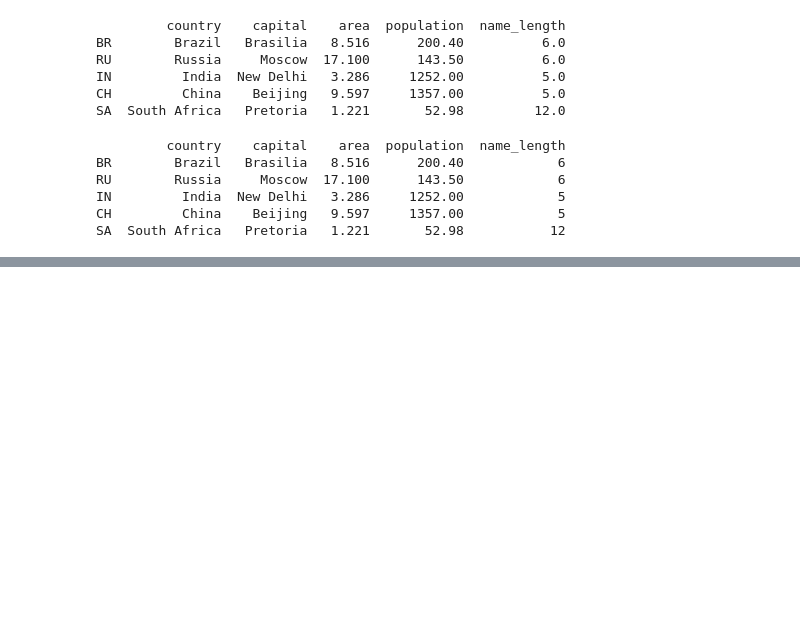
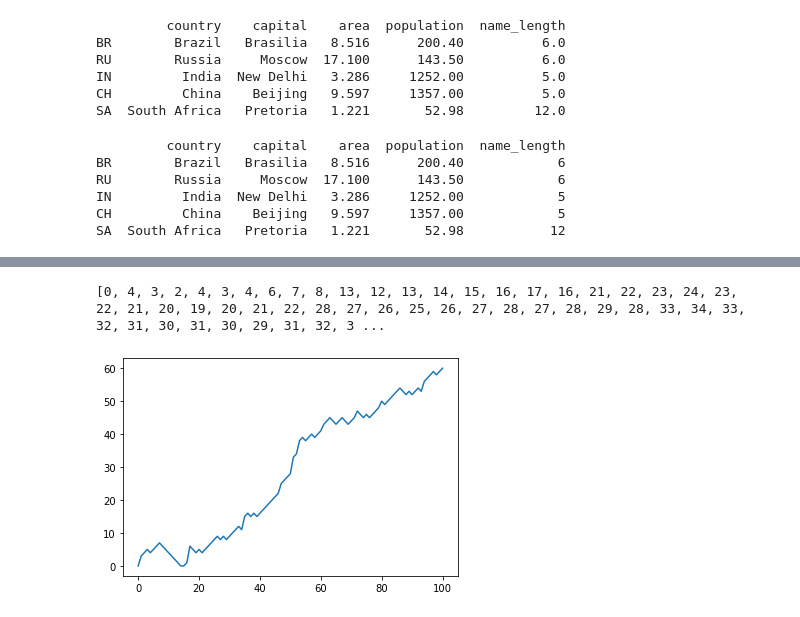
Before and after one commit to Abito21/DataScience-Python-DataCamp, a Jupyter notebook: Intermediate-2-Python.ipynb, the cells around one changed output, grey strips where cells are left out. Drawn from its saved outputs; the diff is of its cells as text; code cells hidden in the pictures; blank space fills up the shorter version.

```diff
--- a/Intermediate-2-Python.ipynb
+++ b/Intermediate-2-Python.ipynb
@@ -363,0 +461,11 @@ import pandas as pd
+# %%
+# heads or Tails: Random Walk
+import numpy as np
+
+np.random.seed(123)
+tails = [0]
+for x in range(10) :
+    coin = np.random.randint(0, 2)
+    tails.append(tails[x] +  coin)
+
+print(tails)
@@ -363,0 +505,54 @@ import pandas as pd
+# %%
+# NumPy is imported, seed is set
+
+# Initialize random_walk
+random_walk = [0]
+
+for x in range(100) :
+    step = random_walk[-1]
+    dice = np.random.randint(1,7)
+
+    if dice <= 2:
+        # Replace below: use max to make sure step can't go below 0
+        step = max(0, step - 1)
+    elif dice <= 5:
+        step = step + 1
+    else:
+        step = step + np.random.randint(1,7)
+
+    random_walk.append(step)
+
+print(random_walk)
+# %% [output]
+[0, 4, 3, 2, 4, 3, 4, 6, 7, 8, 13, 12, 13, 14, 15, 16, 17, 16, 21, 22, 23, 24, 23, 22, 21, 20, 19, 20, 21, 22, 28, 27, 26, 25, 26, 27, 28, 27, 28, 29, 28, 33, 34, 33, 32, 31, 30, 31, 30, 29, 31, 32, 3 ...
+# %%
+# NumPy is imported, seed is set
+import numpy as np
+np.random.seed(123)
+
+# Initialization
+random_walk = [0]
+
+for x in range(100) :
+    step = random_walk[-1]
+    dice = np.random.randint(1,7)
+
+    if dice <= 2:
+        step = max(0, step - 1)
+    elif dice <= 5:
+        step = step + 1
+    else:
+        step = step + np.random.randint(1,7)
+
+    random_walk.append(step)
+
+# Import matplotlib.pyplot as plt
+import matplotlib.pyplot as plt
+
+# Plot random_walk
+plt.plot(random_walk)
+
+# Show the plot
+plt.show()
+# %% [output]
+[figure, added]
```
Also changed, not shown: parts of 20 cells of this notebook.
